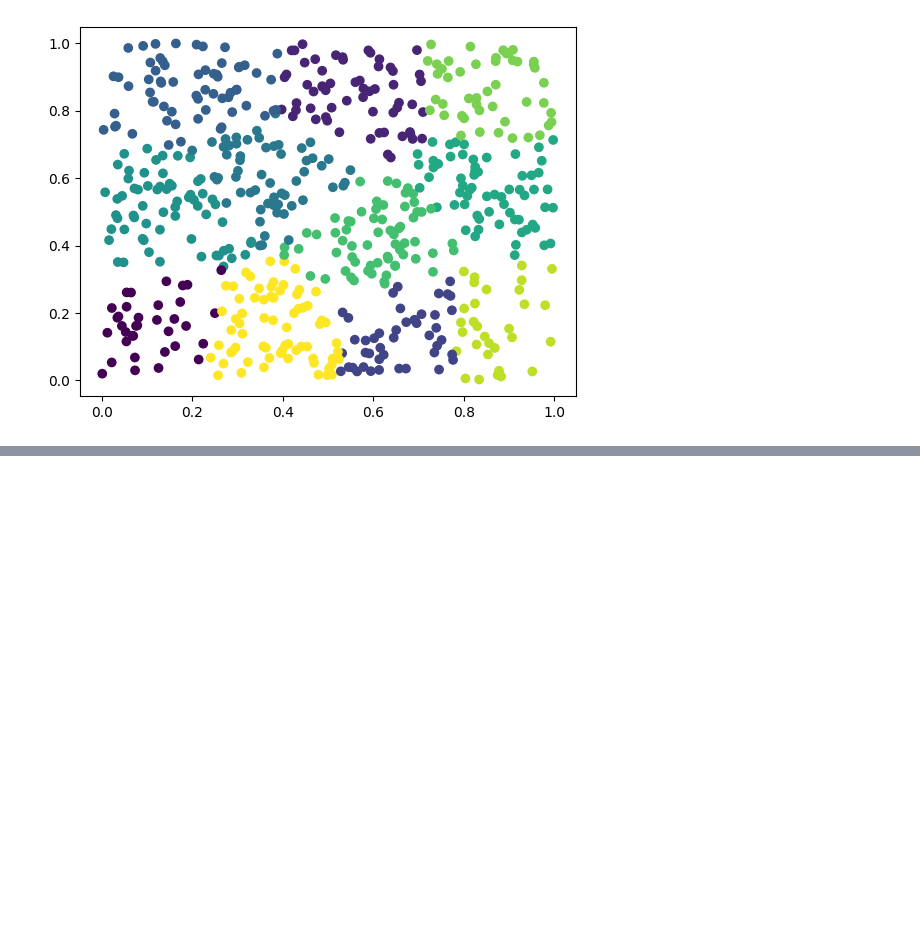
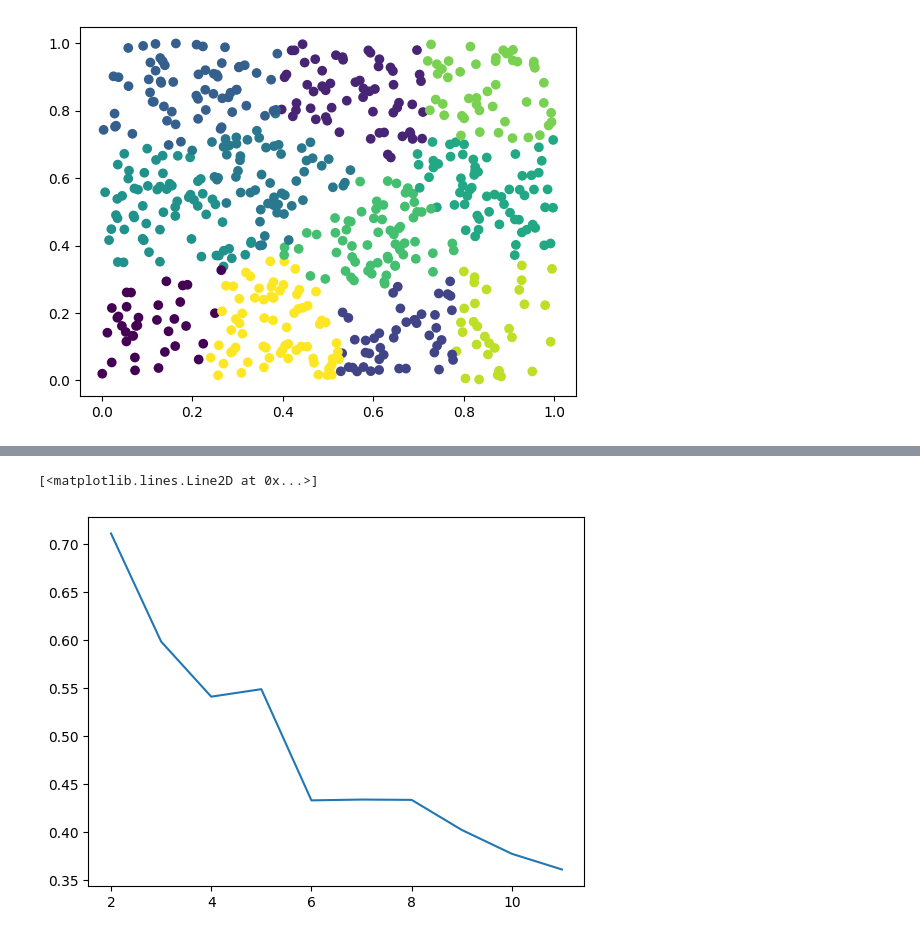
Before and after one commit to deepakalur4/UnSuperivised-ML-Algo-Practical-implementation, a Jupyter notebook: All_ML_Clustering.ipynb, the cells around one changed output, grey strips where cells are left out. Cells and saved outputs as stored; diff of their text form; code cells hidden in the pictures; blank space fills up the shorter version.

```diff
--- a/All_ML_Clustering.ipynb
+++ b/All_ML_Clustering.ipynb
@@ -108,0 +205,12 @@ plt.scatter(y[:,0],y[:,1],c=y_pred)
+# %%
+silhoutee_score=list()
+for i in range(2,12):
+    model=AgglomerativeClustering(n_clusters=i,metric="euclidean",linkage='ward')
+    model.fit(pca_scaled_model)
+    score=silhouette_score(pca_scaled_model,model.labels_)
+    silhoutee_score.append(score)
+# %%
+plt.plot(range(2,12),silhoutee_score)
+# %% [output]
+[<matplotlib.lines.Line2D at 0x...>]
+[figure, added]
```
Also changed, not shown: parts of 16 cells of this notebook.
